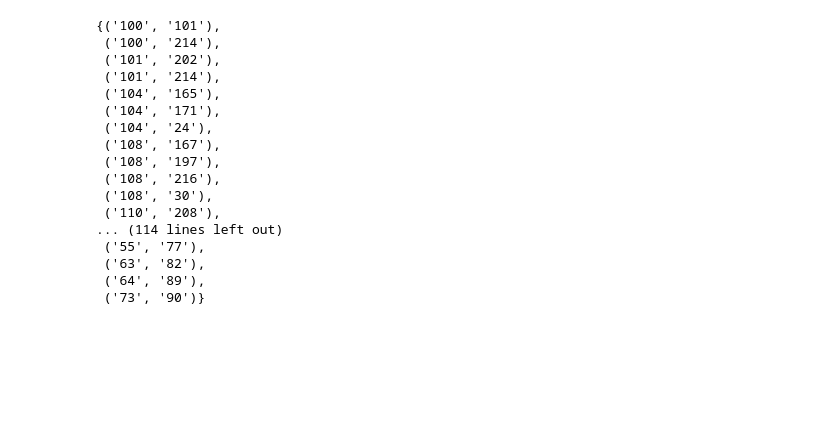
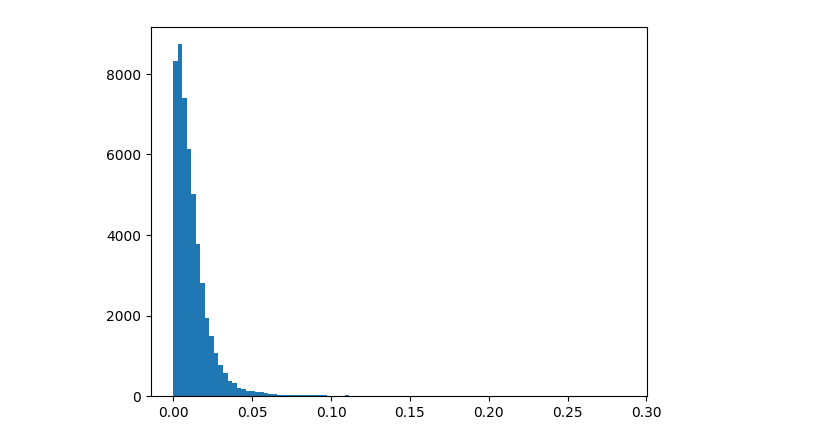
Before and after one commit to MarcusGalea/netflix_recommendation_project, a Jupyter notebook: scripts/lsh_analysis.ipynb, the cells around one changed output. Drawn from its saved outputs; the diff is of its cells as text; code cells hidden in the pictures; blank space fills up the shorter version.

```diff
--- a/scripts/lsh_analysis.ipynb
+++ b/scripts/lsh_analysis.ipynb
@@ -41,3 +43,9 @@ plt.show()
+# %%
+#make histogram of of similarity values
+plt.hist(sim_matrix.flatten(), bins = 100)
+plt.show()
+# %% [output]
+[figure, added]
 # %%
 t = 0.04
 b = 20
@@ -56,20 +63,0 @@ candidates = get_candidates(buckets)
-# %%
-candidates
-# %% [output]
-{('100', '101'),
- ('100', '214'),
- ('101', '202'),
- ('101', '214'),
- ('104', '165'),
- ('104', '171'),
- ('104', '24'),
- ('108', '167'),
- ('108', '197'),
- ('108', '216'),
- ('108', '30'),
- ('110', '208'),
-... (114 lines left out)
- ('55', '77'),
- ('63', '82'),
- ('64', '89'),
- ('73', '90')}
```
Also changed, not shown: parts of 22 cells of this notebook, 2 other files.
